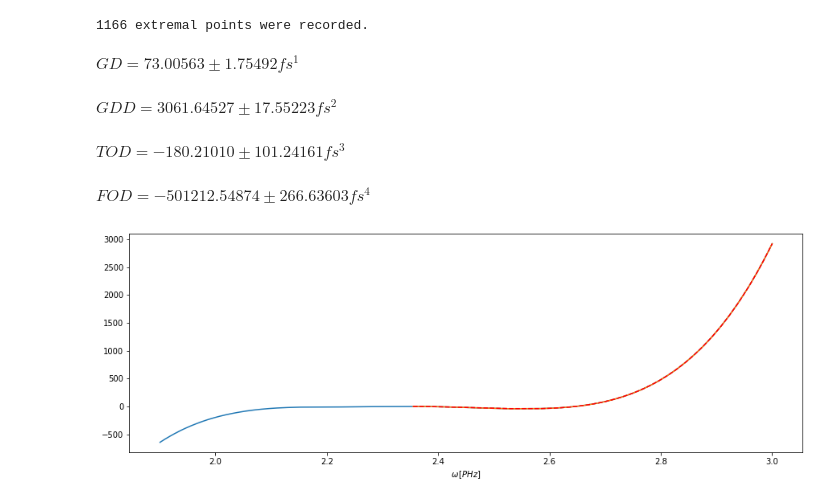
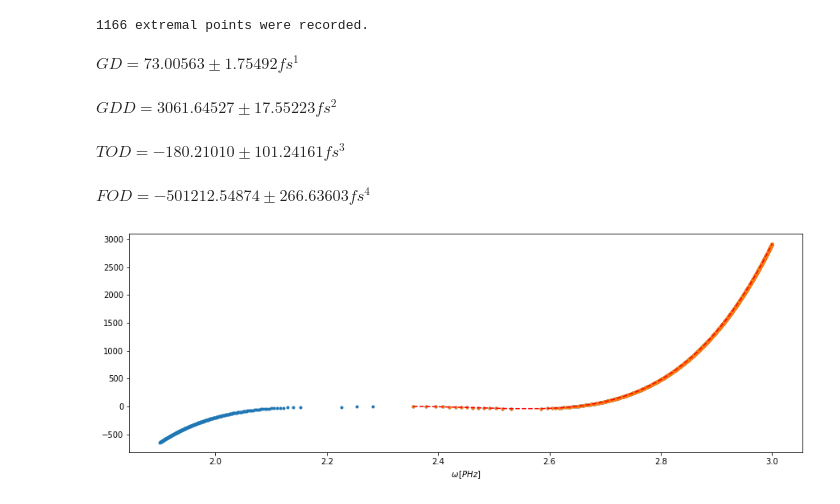
Before and after one commit to Ptrskay3/PySprint, a Jupyter notebook: doc/hu_minmax.ipynb, the cells around one changed output. Drawn from its saved outputs; the diff is of its cells as text; code cells hidden in the pictures.

```diff
--- a/doc/hu_minmax.ipynb
+++ b/doc/hu_minmax.ipynb
@@ -170,10 +170,10 @@ with ps.interactive():
 # az állandó fázisú pontok beállítása
 myminmax.positions = 2.186, 2.322, 2.561
 # %%
-myminmax.calculate(2.355, 4, allow_parallel=True, show_graph=True);
+myminmax.calculate(2.355, 4, scan=True, show_graph=True);
 # %% [output]
 $\displaystyle GD = 73.00563 ± 1.75492 fs^1$
 $\displaystyle GDD = 3061.64527 ± 17.55223 fs^2$
 $\displaystyle TOD = -180.21010 ± 101.24161 fs^3$
 $\displaystyle FOD = -501212.54874 ± 266.63603 fs^4$
-[figure, old version]
+[figure, new version]
```
Also changed, not shown: parts of 8 cells of this notebook, 12 other files.
